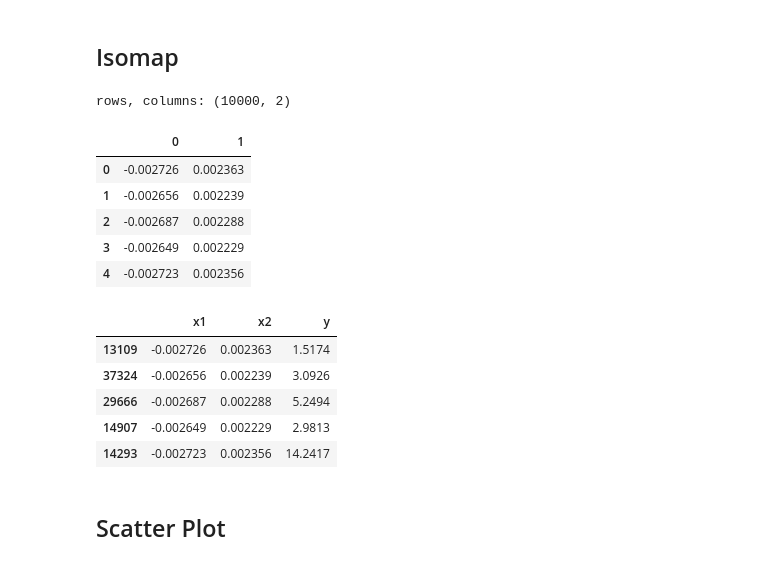
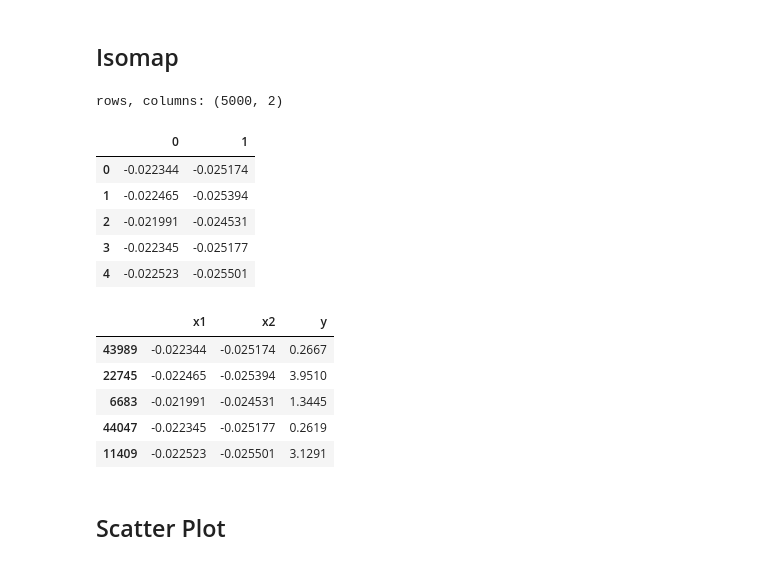
Before and after one commit to effa/dimensionality-reduction, a Jupyter notebook: manifold-learning.ipynb, the cells around one changed output. Cells and saved outputs as stored; diff of their text form; code cells hidden in the pictures.

```diff
--- a/manifold-learning.ipynb
+++ b/manifold-learning.ipynb
@@ -15,8 +16,16 @@ from sklearn.manifold import TSNE
 sns.set(style='white')
 # %%
 d1 = pd.read_csv('data/data1.csv', sep=';', header=None)
-samples = 10000 # bumber of samples from whole dataset
-d1_subset = d1.sample(samples)
+
+n = 13  # number of inputs
+input_indices = list(range(n))
+samples = 5000 # number of samples from whole dataset
+
+y = d1[n]
+d1 = pd.DataFrame(preprocessing.scale(d1[input_indices])) # normalization across whole dataset
+d1[n] = y
+
+d1_subset = d1.sample(samples) # sample smaller subset
 print('rows, columns:', d1_subset.shape)
 d1_subset.head()
 # %% [output]
@@ -34,0 +39,5 @@ y = d1_subset[n]
+# %%
+x = d1_subset[input_indices]
+# x = pd.DataFrame(preprocessing.scale(x)) # normalization across subset
+x.index = d1_subset.index
+y = d1_subset[n]
@@ -35,31 +69,31 @@ y = d1_subset[n]
 # %% [markdown]
 ## Isomap
 # %%
-isomap = Isomap()
-x_reduced = pd.DataFrame(isomap.fit_transform(x))
+isomap = Isomap(n_components=2, eigen_solver='dense', n_jobs=-1)
+x_reduced_isomap = pd.DataFrame(isomap.fit_transform(x))
 # %%
-print('rows, columns:', x_reduced.shape)
-x_reduced.head()
+print('rows, columns:', x_reduced_isomap.shape)
+x_reduced_isomap.head()
 # %% [output]
-rows, columns: (10000, 2)
+rows, columns: (5000, 2)
 |  | 0 | 1 |
-| 0 | -0.002726 | 0.002363 |
-| 1 | -0.002656 | 0.002239 |
-| 2 | -0.002687 | 0.002288 |
-| 3 | -0.002649 | 0.002229 |
-| 4 | -0.002723 | 0.002356 |
+| 0 | -0.022344 | -0.025174 |
+| 1 | -0.022465 | -0.025394 |
+| 2 | -0.021991 | -0.024531 |
+| 3 | -0.022345 | -0.025177 |
+| 4 | -0.022523 | -0.025501 |
 # %%
-x_reduced.index = x.index
-d = pd.concat([x_reduced, y], axis=1)
-d.columns = ['x1', 'x2', 'y']
-d.head()
+x_reduced_isomap.index = x.index
+d_isomap = pd.concat([x_reduced_isomap, y], axis=1)
+d_isomap.columns = ['x1', 'x2', 'y']
+d_isomap.head()
 # %% [output]
 |  | x1 | x2 | y |
-| 13109 | -0.002726 | 0.002363 | 1.5174 |
-| 37324 | -0.002656 | 0.002239 | 3.0926 |
-| 29666 | -0.002687 | 0.002288 | 5.2494 |
-| 14907 | -0.002649 | 0.002229 | 2.9813 |
-| 14293 | -0.002723 | 0.002356 | 14.2417 |
+| 43989 | -0.022344 | -0.025174 | 0.2667 |
+| 22745 | -0.022465 | -0.025394 | 3.9510 |
+| 6683 | -0.021991 | -0.024531 | 1.3445 |
+| 44047 | -0.022345 | -0.025177 | 0.2619 |
+| 11409 | -0.022523 | -0.025501 | 3.1291 |
 # %% [markdown]
 ## Scatter Plot
 # %%
```
Also changed, not shown: parts of 15 cells of this notebook.
